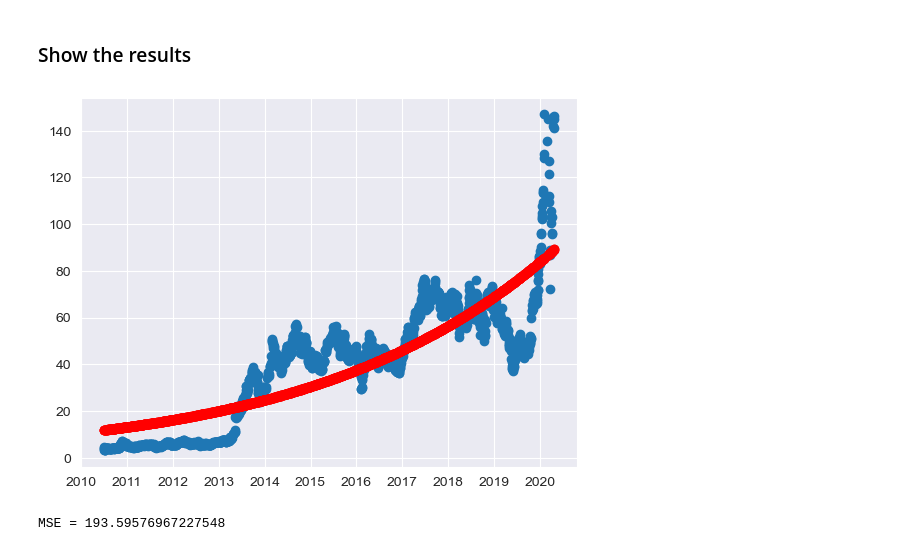
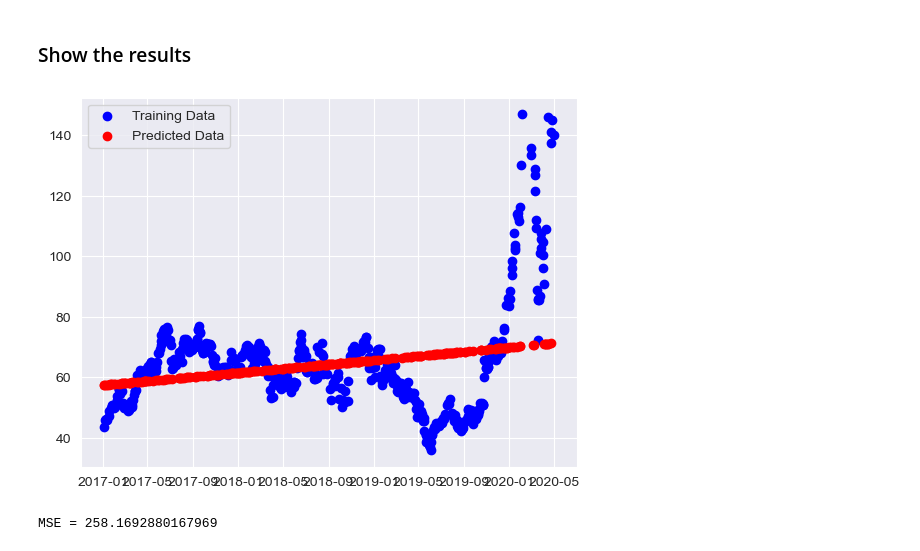
Before and after one commit to rasmusjs/DAVE3625-1-23H-Intro-To-AI-Assignment-2, a Jupyter notebook: main.ipynb, the cells around one changed output. Drawn from its saved outputs; the diff is of its cells as text; code cells hidden in the pictures.

Commit message:
Continued the AI lab fixed some bugs. We might need to switch to a different model that predicts better. ARIMA migth be better.

```diff
--- a/main.ipynb
+++ b/main.ipynb
@@ -126,11 +126,11 @@ Text(0.5, 1.0, 'TSLA - Volume')
 [figure]
 # %%
 # Select only the most interesting parts
-#start_date = '2017-01-01'
-#end_date = df['Date'].max()  # Latest date
+start_date = '2017-01-01'
+end_date = df['Date'].max()  # Latest date
 
 # Use boolean indexing to filter the DataFrame
-#df = df[(df['Date'] >= start_date) & (df['Date'] <= end_date)]
+df = df[(df['Date'] >= start_date) & (df['Date'] <= end_date)]
 # %% [markdown]
 ### Splitting the training and dataset
 # %%
@@ -150,7 +156,7 @@ X_train, X_test, y_train, y_test = train_test_split(X, y, test_size=0.33, random
 #linear_regressor.fit(X_train, y_train)  # perform linear regression
 #Y_pred = linear_regressor.predict(X_train)  # make predictions
 # Create the polynomial features
-polynomial_features = PolynomialFeatures(degree=10)
+polynomial_features = PolynomialFeatures(degree=2)
 X_train_poly = polynomial_features.fit_transform(X_train)
 X_test_poly = polynomial_features.fit_transform(X_test)
 
@@ -159,15 +165,18 @@ model = LinearRegression()
 model.fit(X_train_poly, y_train)
 
 # Predict using the polynomial regression model
-Y_pred = model.predict(X_train_poly)
+Y_pred = model.predict(X_test_poly)
 # %% [markdown]
 ### Show the results
 # %%
-plt.scatter(X_train, y_train)  #Plot blue dots with real data
-#plt.plot(X_train, Y_pred, color='red')  #Plot red line with prediction
-plt.scatter(X_train, Y_pred, color='red')  #Plot red line with prediction
-plt.show()  #Show the plot
-print("MSE = " + str(metrics.mean_squared_error(y_train, Y_pred)))  #Calculate MSE
+plt.scatter(X_train, y_train, label='Training Data', color='blue')
+plt.scatter(X_test, Y_pred, label='Predicted Data', color='red')
+plt.legend()
+plt.show()
+
+# Calculate the MSE on the testing set
+mse = metrics.mean_squared_error(y_test, Y_pred)
+print("MSE = " + str(mse))
 # %% [output]
-[figure, old version]
+[figure, new version]
-MSE = 193.59576967227548
+MSE = 258.1692880167969
```
Also changed, not shown: parts of 2 cells of this notebook.
